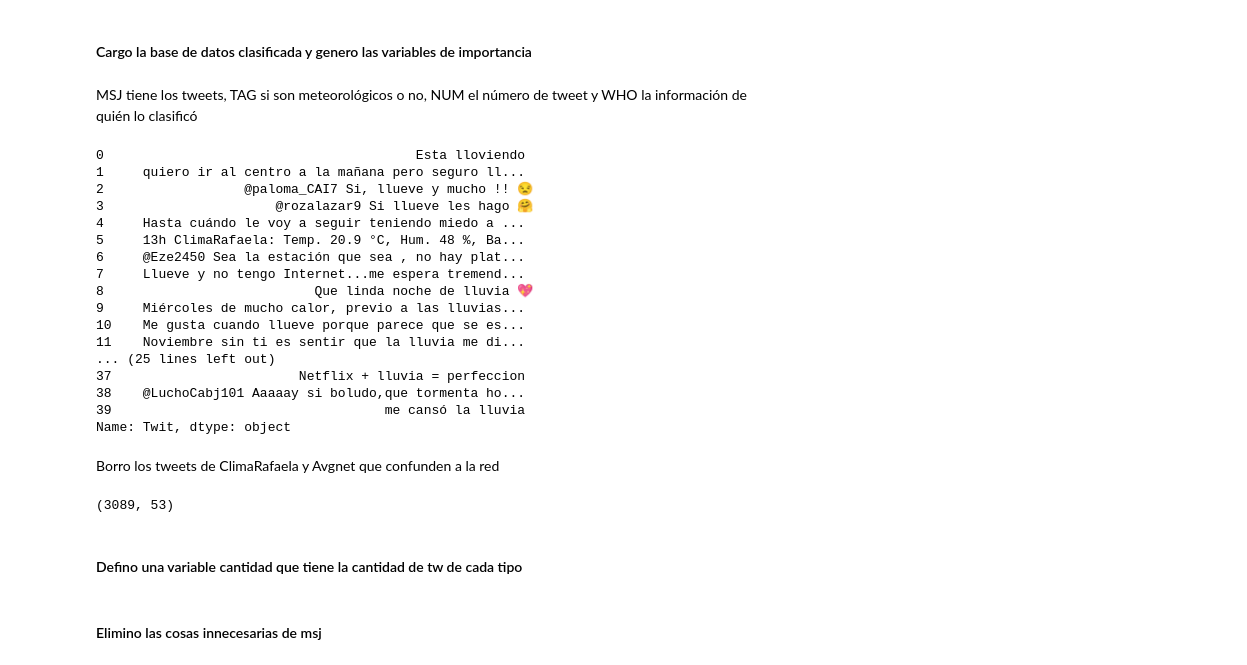
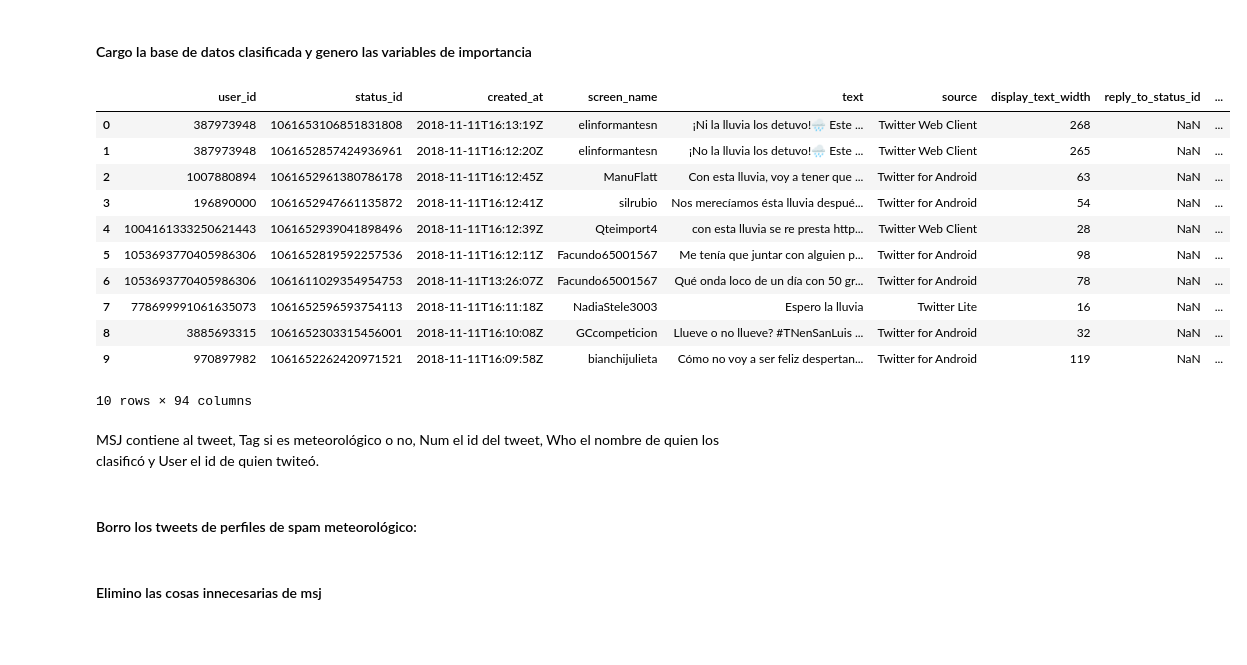
Before and after one commit to agemperador/RELAMPAGO_poster, a Jupyter notebook: GEN_DATASET/tweet_analysis.ipynb, the cells around one changed output. Saved outputs shown, nothing was run; the diff lists cells and outputs as text; code cells hidden in the pictures; blank space fills up the shorter version.

Commit message:
filtro de spam

```diff
--- a/GEN_DATASET/tweet_analysis.ipynb
+++ b/GEN_DATASET/tweet_analysis.ipynb
@@ -21,26 +22,2 @@ TW = pd.read_csv('base_corr.csv')
 # %%
 DATA = pd.read_csv('tweets.csv',sep=';')
-# %% [markdown]
-MSJ tiene los tweets, TAG si son meteorológicos o no, NUM el número de tweet y WHO la información de quién lo clasificó
-# %%
-TW['Twit'].head(40)
-# %% [output]
-0                                        Esta lloviendo
-1     quiero ir al centro a la mañana pero seguro ll...
-2                  @paloma_CAI7 Si, llueve y mucho !! 😒
-3                      @rozalazar9 Si llueve les hago 🤗
-4     Hasta cuándo le voy a seguir teniendo miedo a ...
-5     13h ClimaRafaela: Temp. 20.9 °C, Hum. 48 %, Ba...
-6     @Eze2450 Sea la estación que sea , no hay plat...
-7     Llueve y no tengo Internet...me espera tremend...
-8                           Que linda noche de lluvia 💖
-9     Miércoles de mucho calor, previo a las lluvias...
-10    Me gusta cuando llueve porque parece que se es...
-11    Noviembre sin ti es sentir que la lluvia me di...
-... (25 lines left out)
-37                        Netflix + lluvia = perfeccion
-38    @LuchoCabj101 Aaaaay si boludo,que tormenta ho...
-39                                   me cansó la lluvia
-Name: Twit, dtype: object
-# %% [markdown]
-Borro los tweets de ClimaRafaela y Avgnet que confunden a la red
@@ -51,12 +24,23 @@ for i in range(TW.shape[0]):
-# %%
-TW.shape
-# %% [output]
-(3089, 53)
+# %%
+DATA.head(10)
+# %% [output]
+|  | user_id | status_id | created_at | screen_name | text | source | display_text_width | reply_to_status_id | ... |
+| 0 | 387973948 | 1061653106851831808 | 2018-11-11T16:13:19Z | elinformantesn | ¡Ni la lluvia los detuvo!🌧️ Este ... | Twitter Web Client | 268 | NaN | ... |
+| 1 | 387973948 | 1061652857424936961 | 2018-11-11T16:12:20Z | elinformantesn | ¡No la lluvia los detuvo!🌧️ Este ... | Twitter Web Client | 265 | NaN | ... |
+| 2 | 1007880894 | 1061652961380786178 | 2018-11-11T16:12:45Z | ManuFlatt | Con esta lluvia, voy a tener que ... | Twitter for Android | 63 | NaN | ... |
+| 3 | 196890000 | 1061652947661135872 | 2018-11-11T16:12:41Z | silrubio | Nos merecíamos ésta lluvia despué... | Twitter for Android | 54 | NaN | ... |
+| 4 | 1004161333250621443 | 1061652939041898496 | 2018-11-11T16:12:39Z | Qteimport4 | con esta lluvia se re presta http... | Twitter Web Client | 28 | NaN | ... |
+| 5 | 1053693770405986306 | 1061652819592257536 | 2018-11-11T16:12:11Z | Facundo65001567 | Me tenía que juntar con alguien p... | Twitter for Android | 98 | NaN | ... |
+| 6 | 1053693770405986306 | 1061611029354954753 | 2018-11-11T13:26:07Z | Facundo65001567 | Qué onda loco de un día con 50 gr... | Twitter for Android | 78 | NaN | ... |
+| 7 | 778699991061635073 | 1061652596593754113 | 2018-11-11T16:11:18Z | NadiaStele3003 | Espero la lluvia | Twitter Lite | 16 | NaN | ... |
+| 8 | 3885693315 | 1061652303315456001 | 2018-11-11T16:10:08Z | GCcompeticion | Llueve o no llueve? #TNenSanLuis ... | Twitter for Android | 32 | NaN | ... |
+| 9 | 970897982 | 1061652262420971521 | 2018-11-11T16:09:58Z | bianchijulieta | Cómo no voy a ser feliz despertan... | Twitter for Android | 119 | NaN | ... |
+10 rows × 94 columns
+# %% [markdown]
+MSJ contiene al tweet, Tag si es meteorológico o no, Num el id del tweet, Who el nombre de quien los clasificó y User el id de quien twiteó.
 # %%
 MSJ = TW['Twit']
 TAG = TW['Tag']
 NUM = TW['Num']
 WHO = TW['Nombre']
 USER = DATA['user_id'][np.asarray(NUM)]
-# %% [markdown]
-#### Defino una variable cantidad que tiene la cantidad de tw de cada tipo
@@ -64,0 +47,2 @@ cant = [len (np.array(TAG) [np.where(TAG == 0)]) , len (np.array(TAG) [np.where(
+# %% [markdown]
+#### Borro los tweets de perfiles de spam meteorológico:
```
Also changed, not shown: parts of 4 cells of this notebook.
